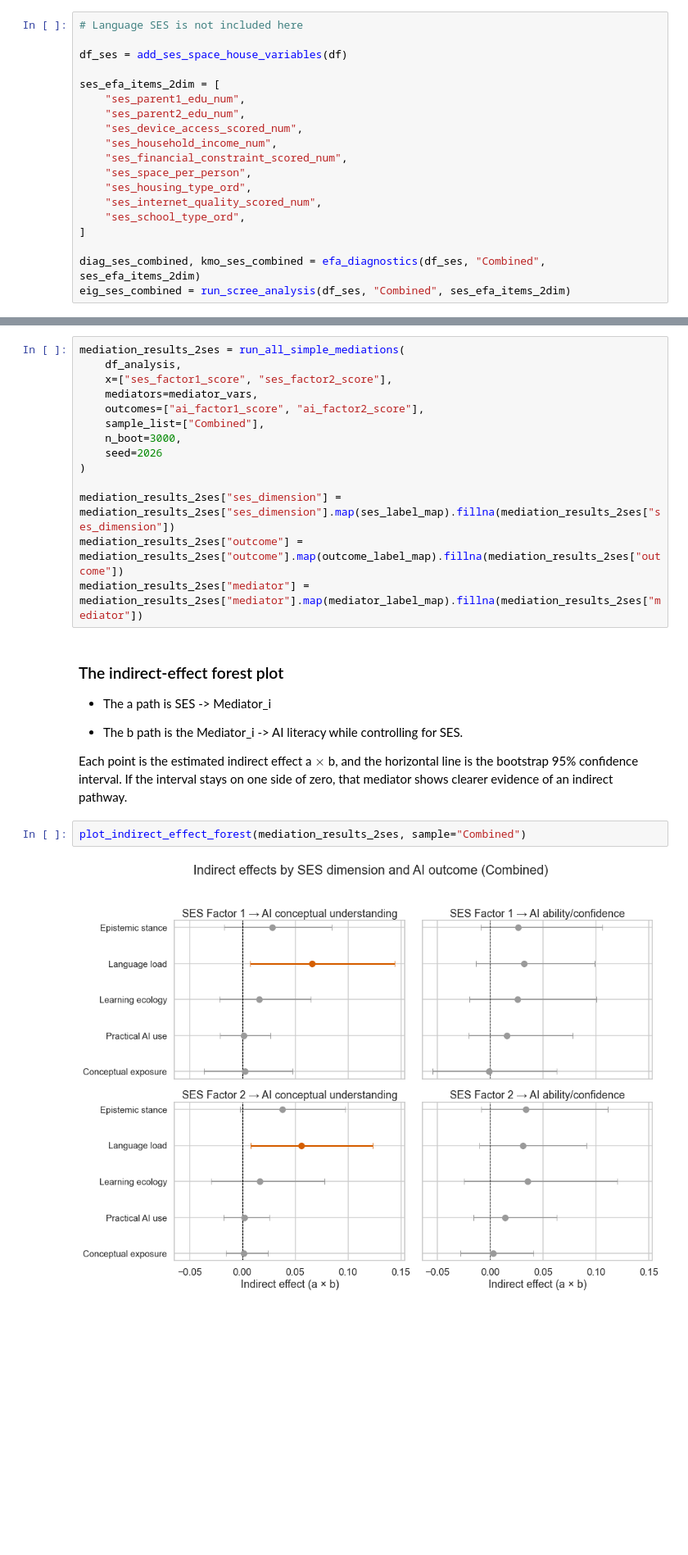
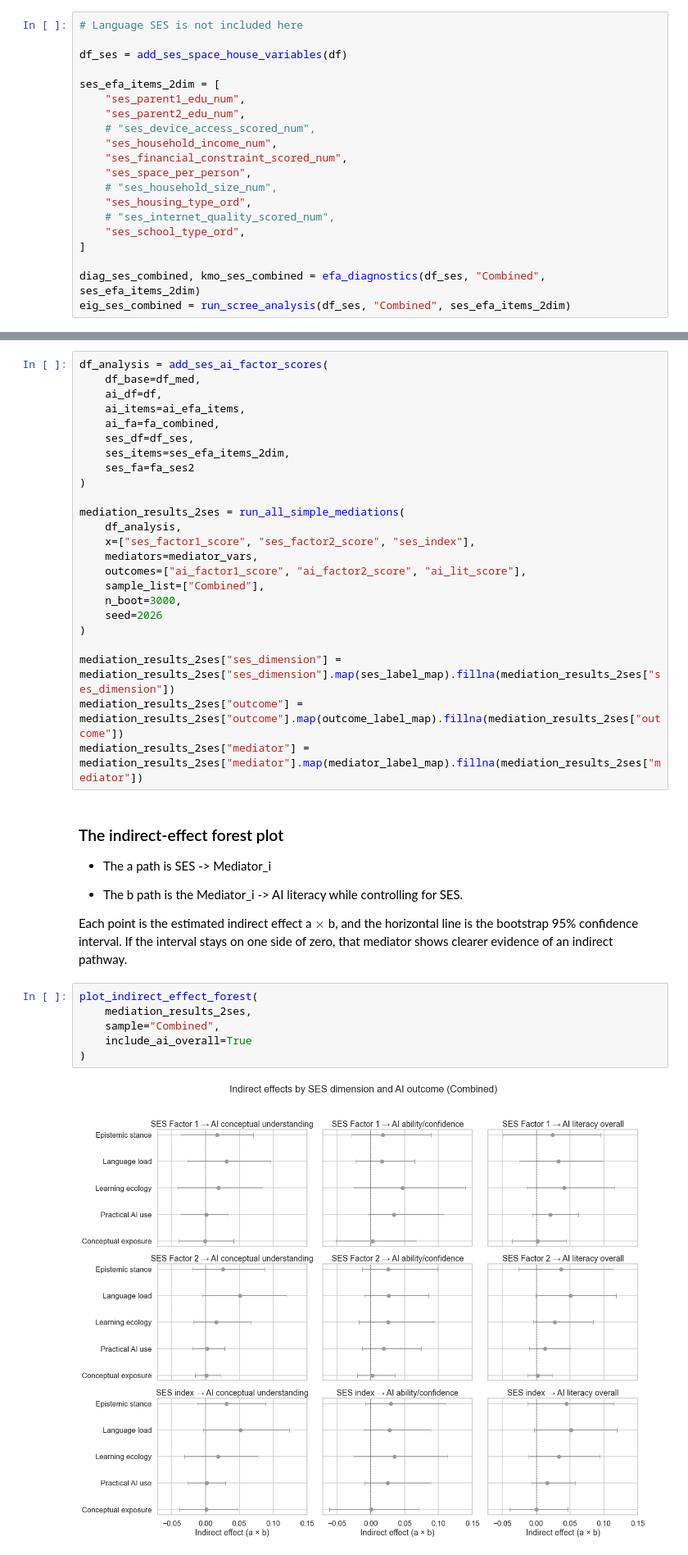
Before and after one commit to garcia-ho/1st_analysis, a Jupyter notebook: phas1_SLR.ipynb, the cells around one changed output, grey strips where cells are left out. Shown at 82% size. Cells and saved outputs as stored; diff of their text form; blank space fills up the shorter version.

Commit message:
FInish mediation with interaction

```diff
--- a/phas1_SLR.ipynb
+++ b/phas1_SLR.ipynb
@@ -234,12 +234,13 @@ df_ses = add_ses_space_house_variables(df)
 ses_efa_items_2dim = [
     "ses_parent1_edu_num",
     "ses_parent2_edu_num",
-    "ses_device_access_scored_num",
+    # "ses_device_access_scored_num",
     "ses_household_income_num",
     "ses_financial_constraint_scored_num",
     "ses_space_per_person",
+    # "ses_household_size_num",
     "ses_housing_type_ord",
-    "ses_internet_quality_scored_num",
+    # "ses_internet_quality_scored_num",
     "ses_school_type_ord",
 ]
 
@@ -373,9 +355,19 @@ df_analysis = add_ses_ai_factor_scores(
 # %%
+df_analysis = add_ses_ai_factor_scores(
+    df_base=df_med,
+    ai_df=df,
+    ai_items=ai_efa_items,
+    ai_fa=fa_combined,
+    ses_df=df_ses,
+    ses_items=ses_efa_items_2dim,
+    ses_fa=fa_ses2
+)
+
 mediation_results_2ses = run_all_simple_mediations(
     df_analysis,
-    x=["ses_factor1_score", "ses_factor2_score"],
+    x=["ses_factor1_score", "ses_factor2_score", "ses_index"],
     mediators=mediator_vars,
-    outcomes=["ai_factor1_score", "ai_factor2_score"],
+    outcomes=["ai_factor1_score", "ai_factor2_score", "ai_lit_score"],
     sample_list=["Combined"],
     n_boot=3000,
     seed=2026
@@ -393,6 +385,10 @@ mediation_results_2ses["mediator"] = mediation_results_2ses["mediator"].map(medi
 
  Each point is the estimated indirect effect a $\times$ b, and the horizontal line is the bootstrap 95% confidence interval. If the interval stays on one side of zero, that mediator shows clearer evidence of an indirect pathway.
 # %%
-plot_indirect_effect_forest(mediation_results_2ses, sample="Combined")
+plot_indirect_effect_forest(
+    mediation_results_2ses,
+    sample="Combined",
+    include_ai_overall=True
+)
 # %% [output]
-[figure, old version]
+[figure, new version]
```
Also changed, not shown: parts of 35 cells of this notebook, 3 other files.
